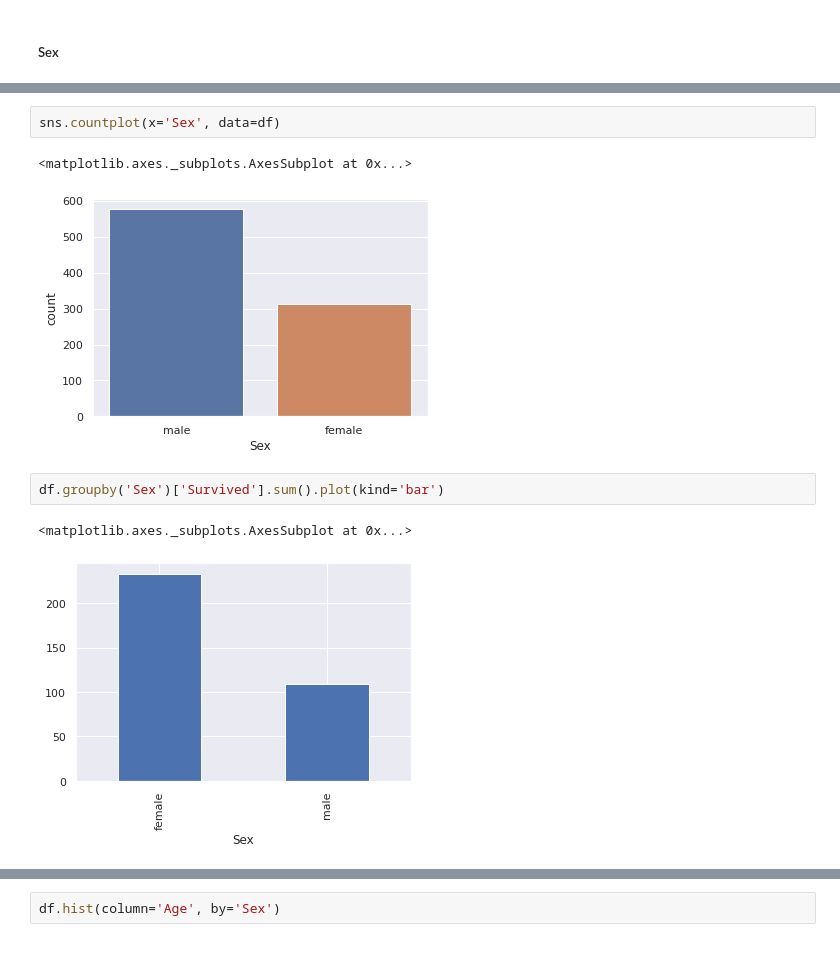
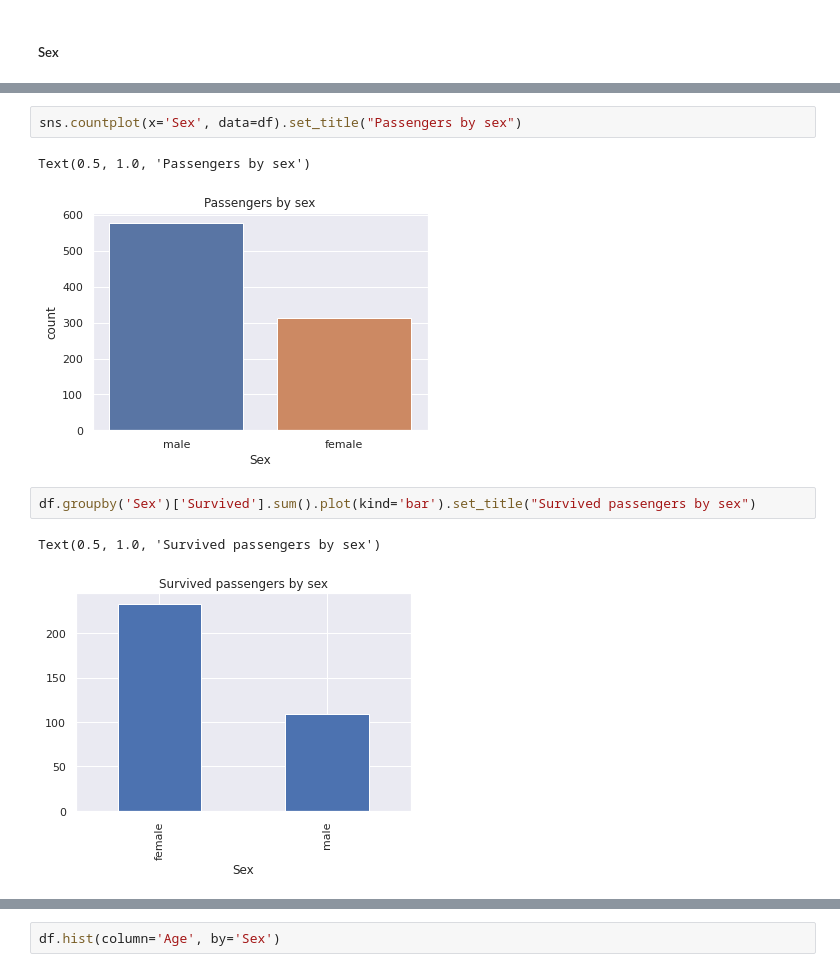
Before and after one commit to lerz30/ML_introduction, a Jupyter notebook: notebooks/pandas_intro.ipynb, the cells around one changed output, grey strips where cells are left out. Drawn from its saved outputs; the diff is of its cells as text.

```diff
--- a/notebooks/pandas_intro.ipynb
+++ b/notebooks/pandas_intro.ipynb
@@ -173,11 +172,11 @@ sex_df
 # %%
-sns.countplot(x='Sex', data=df)
+sns.countplot(x='Sex', data=df).set_title("Passengers by sex")
 # %% [output]
-<matplotlib.axes._subplots.AxesSubplot at 0x...>
+Text(0.5, 1.0, 'Passengers by sex')
-[figure, old version]
+[figure, new version]
 # %%
-df.groupby('Sex')['Survived'].sum().plot(kind='bar')
+df.groupby('Sex')['Survived'].sum().plot(kind='bar').set_title("Survived passengers by sex")
 # %% [output]
-<matplotlib.axes._subplots.AxesSubplot at 0x...>
+Text(0.5, 1.0, 'Survived passengers by sex')
-[figure, old version]
+[figure, new version]
 # %%
```
Also changed, not shown: parts of 33 cells of this notebook.
